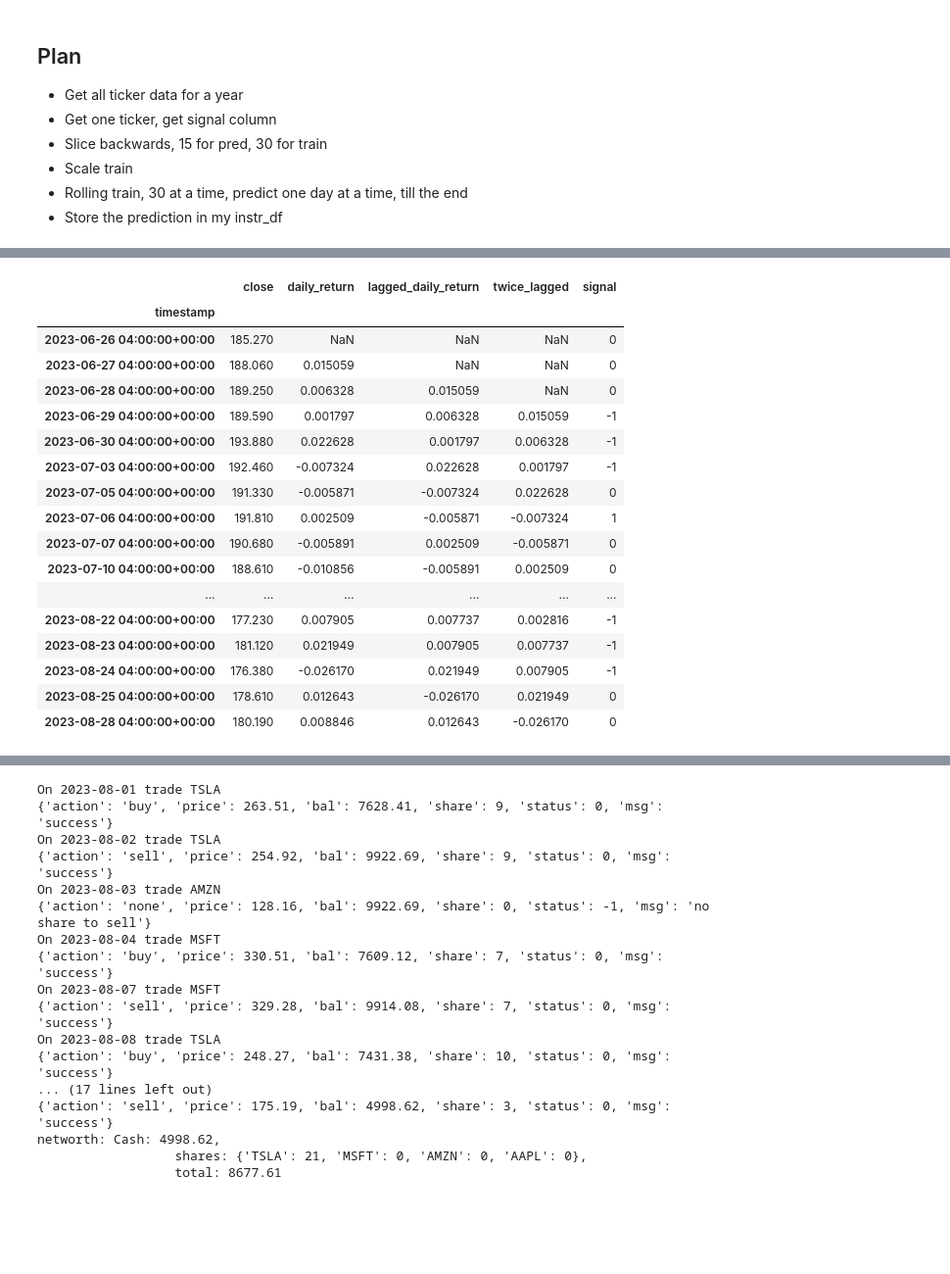
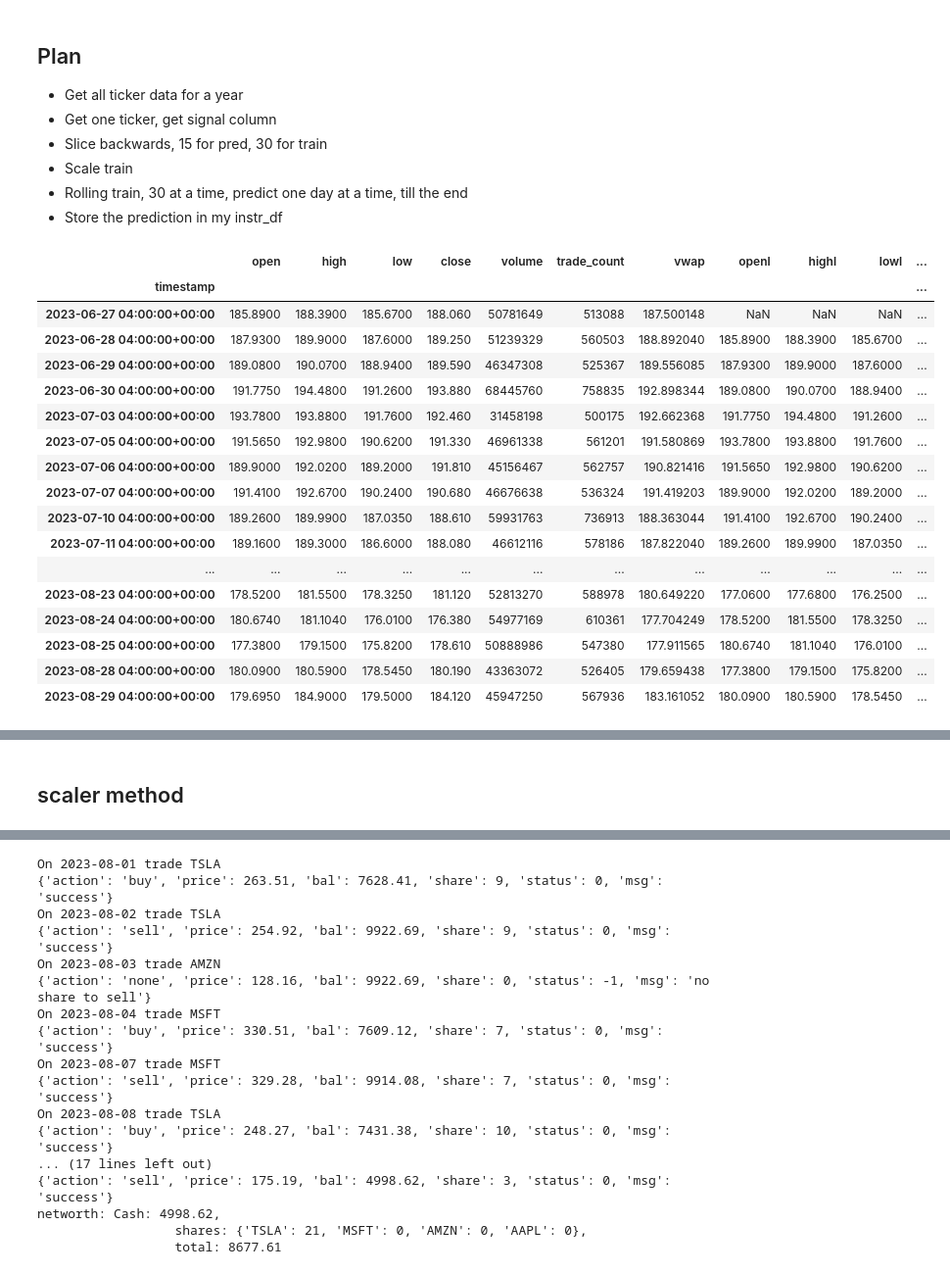
Before and after one commit to KPI68/Algo-TradeLab, a Jupyter notebook: algo-trade.ipynb, the cells around one changed output, grey strips where cells are left out. Shown at 98% size. Cells and saved outputs as stored; diff of their text form; code cells hidden in the pictures; blank space fills up the shorter version.

```diff
--- a/algo-trade.ipynb
+++ b/algo-trade.ipynb
@@ -48,13 +48,32 @@ def market_data( start, end, tickers ):
 # %%
 today = datetime.today().date()
 tickers = ['AAPL', 'AMZN', 'MSFT', 'GOOG']
 date_from = today - timedelta(days=365)
 data_df = market_data(date_from, today, tickers)
 aapl_df = data_df[data_df['symbol']=='AAPL']
 aapl_cycle = aapl_df.iloc[-45:,:]
 #aapl_cycle
-# get signals
-aapl_signal = aapl_cycle.loc[:,['close']]
-aapl_signal['daily_return'] = aapl_signal['close'].pct_change()
-aapl_signal['lagged_daily_return'] = aapl_signal['daily_return'].shift(1)
-aapl_signal['twice_lagged'] = aapl_signal['daily_return'].shift(2)
+line_up = pd.concat([aapl_cycle.drop('symbol',axis=1), aapl_cycle.drop('symbol',axis=1).shift(1)],
+                    axis=1,
+                    join='outer')
+line_up.columns = list(aapl_cycle.drop('symbol',axis=1).columns.values) + ['openl','highl','lowl','closel','volumel','tradecountl','vwapl']
+line_up
+# %% [output]
+|  | open | high | low | close | volume | trade_count | vwap | openl | highl | lowl | ... |
+| timestamp |  |  |  |  |  |  |  |  |  |  | ... |
+| 2023-06-27 04:00:00+00:00 | 185.8900 | 188.3900 | 185.6700 | 188.060 | 50781649 | 513088 | 187.500148 | NaN | NaN | NaN | ... |
+| 2023-06-28 04:00:00+00:00 | 187.9300 | 189.9000 | 187.6000 | 189.250 | 51239329 | 560503 | 188.892040 | 185.8900 | 188.3900 | 185.6700 | ... |
+| 2023-06-29 04:00:00+00:00 | 189.0800 | 190.0700 | 188.9400 | 189.590 | 46347308 | 525367 | 189.556085 | 187.9300 | 189.9000 | 187.6000 | ... |
+| 2023-06-30 04:00:00+00:00 | 191.7750 | 194.4800 | 191.2600 | 193.880 | 68445760 | 758835 | 192.898344 | 189.0800 | 190.0700 | 188.9400 | ... |
+| 2023-07-03 04:00:00+00:00 | 193.7800 | 193.8800 | 191.7600 | 192.460 | 31458198 | 500175 | 192.662368 | 191.7750 | 194.4800 | 191.2600 | ... |
+| 2023-07-05 04:00:00+00:00 | 191.5650 | 192.9800 | 190.6200 | 191.330 | 46961338 | 561201 | 191.580869 | 193.7800 | 193.8800 | 191.7600 | ... |
+| 2023-07-06 04:00:00+00:00 | 189.9000 | 192.0200 | 189.2000 | 191.810 | 45156467 | 562757 | 190.821416 | 191.5650 | 192.9800 | 190.6200 | ... |
+| 2023-07-07 04:00:00+00:00 | 191.4100 | 192.6700 | 190.2400 | 190.680 | 46676638 | 536324 | 191.419203 | 189.9000 | 192.0200 | 189.2000 | ... |
+| 2023-07-10 04:00:00+00:00 | 189.2600 | 189.9900 | 187.0350 | 188.610 | 59931763 | 736913 | 188.363044 | 191.4100 | 192.6700 | 190.2400 | ... |
+| 2023-07-11 04:00:00+00:00 | 189.1600 | 189.3000 | 186.6000 | 188.080 | 46612116 | 578186 | 187.822040 | 189.2600 | 189.9900 | 187.0350 | ... |
+| ... | ... | ... | ... | ... | ... | ... | ... | ... | ... | ... | ... |
+| 2023-08-23 04:00:00+00:00 | 178.5200 | 181.5500 | 178.3250 | 181.120 | 52813270 | 588978 | 180.649220 | 177.0600 | 177.6800 | 176.2500 | ... |
+| 2023-08-24 04:00:00+00:00 | 180.6740 | 181.1040 | 176.0100 | 176.380 | 54977169 | 610361 | 177.704249 | 178.5200 | 181.5500 | 178.3250 | ... |
+| 2023-08-25 04:00:00+00:00 | 177.3800 | 179.1500 | 175.8200 | 178.610 | 50888986 | 547380 | 177.911565 | 180.6740 | 181.1040 | 176.0100 | ... |
+| 2023-08-28 04:00:00+00:00 | 180.0900 | 180.5900 | 178.5450 | 180.190 | 43363072 | 526405 | 179.659438 | 177.3800 | 179.1500 | 175.8200 | ... |
+| 2023-08-29 04:00:00+00:00 | 179.6950 | 184.9000 | 179.5000 | 184.120 | 45947250 | 567936 | 183.161052 | 180.0900 | 180.5900 | 178.5450 | ... |
@@ -63,35 +87,18 @@ aapl_signal[['daily_return','lagged_daily_return','twice_lagged']].hvplot(frame_
 # %% [output]
 [interactive output not drawn]
 # %%
-aapl_signal['signal'] = np.where((aapl_signal['lagged_daily_return']>0) &
-                                 (aapl_signal['twice_lagged']>0), -1,
-                                 np.where((aapl_signal['lagged_daily_return']<0) &
-                                          (aapl_signal['twice_lagged']<0), 1, 0
-                                         )
-                                )
-aapl_signal
+# aapl_signal['signal'] = np.where((aapl_signal['lagged_daily_return']>0) &
+#                                  (aapl_signal['twice_lagged']>0), -1,
+#                                  np.where((aapl_signal['lagged_daily_return']<0) &
+#                                           (aapl_signal['twice_lagged']<0), 1, 0
+#                                          )
+#                                 )
+# aapl_signal
-# %% [output]
-|  | close | daily_return | lagged_daily_return | twice_lagged | signal |
-| timestamp |  |  |  |  |  |
-| 2023-06-26 04:00:00+00:00 | 185.270 | NaN | NaN | NaN | 0 |
-| 2023-06-27 04:00:00+00:00 | 188.060 | 0.015059 | NaN | NaN | 0 |
-| 2023-06-28 04:00:00+00:00 | 189.250 | 0.006328 | 0.015059 | NaN | 0 |
-| 2023-06-29 04:00:00+00:00 | 189.590 | 0.001797 | 0.006328 | 0.015059 | -1 |
-| 2023-06-30 04:00:00+00:00 | 193.880 | 0.022628 | 0.001797 | 0.006328 | -1 |
-| 2023-07-03 04:00:00+00:00 | 192.460 | -0.007324 | 0.022628 | 0.001797 | -1 |
-| 2023-07-05 04:00:00+00:00 | 191.330 | -0.005871 | -0.007324 | 0.022628 | 0 |
-| 2023-07-06 04:00:00+00:00 | 191.810 | 0.002509 | -0.005871 | -0.007324 | 1 |
-| 2023-07-07 04:00:00+00:00 | 190.680 | -0.005891 | 0.002509 | -0.005871 | 0 |
-| 2023-07-10 04:00:00+00:00 | 188.610 | -0.010856 | -0.005891 | 0.002509 | 0 |
-| ... | ... | ... | ... | ... | ... |
-| 2023-08-22 04:00:00+00:00 | 177.230 | 0.007905 | 0.007737 | 0.002816 | -1 |
-| 2023-08-23 04:00:00+00:00 | 181.120 | 0.021949 | 0.007905 | 0.007737 | -1 |
-| 2023-08-24 04:00:00+00:00 | 176.380 | -0.026170 | 0.021949 | 0.007905 | -1 |
-| 2023-08-25 04:00:00+00:00 | 178.610 | 0.012643 | -0.026170 | 0.021949 | 0 |
-| 2023-08-28 04:00:00+00:00 | 180.190 | 0.008846 | 0.012643 | -0.026170 | 0 |
 # %%
 X = aapl_cycle.drop('symbol',axis=1)
 y = aapl_signal['signal']
+# %% [markdown]
+## scaler method
 # %%
 from sklearn.preprocessing import StandardScaler
 stsc = StandardScaler()
```
Also changed, not shown: parts of 21 cells of this notebook, 1 other file.
